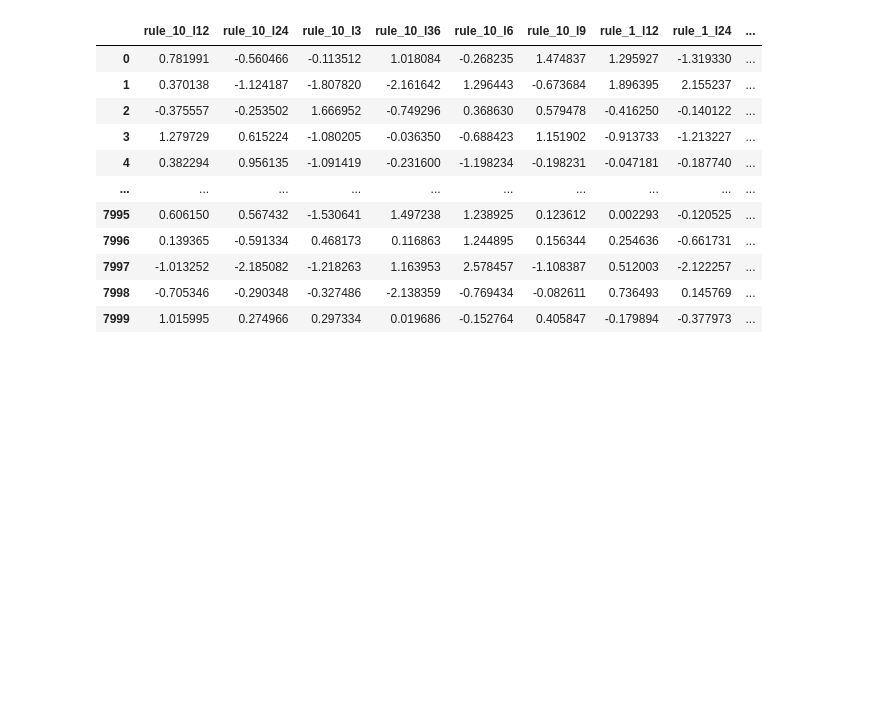
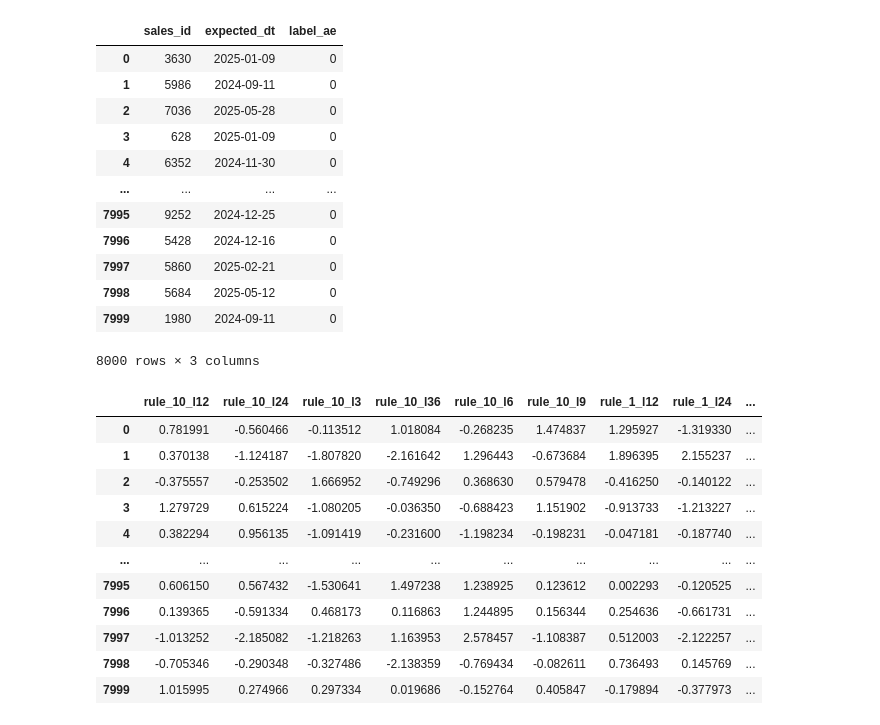
Before and after one commit to lidv94/anomaly-detection, a Jupyter notebook: surrogate_model.ipynb, the cells around one changed output. Saved outputs shown, nothing was run; the diff lists cells and outputs as text; code cells hidden in the pictures; blank space fills up the shorter version.

```diff
--- a/surrogate_model.ipynb
+++ b/surrogate_model.ipynb
@@ -22,6 +26,23 @@ pred_result
 | 9998 | 8684 | 2024-12-05 | 0 |
 | 9999 | 3563 | 2024-11-12 | 0 |
 10000 rows × 3 columns
+# %%
+train_pred_result = pd.read_csv('data/result_label_train_df.csv')
+train_pred_result
+# %% [output]
+|  | sales_id | expected_dt | label_ae |
+| 0 | 3630 | 2025-01-09 | 0 |
+| 1 | 5986 | 2024-09-11 | 0 |
+| 2 | 7036 | 2025-05-28 | 0 |
+| 3 | 628 | 2025-01-09 | 0 |
+| 4 | 6352 | 2024-11-30 | 0 |
+| ... | ... | ... | ... |
+| 7995 | 9252 | 2024-12-25 | 0 |
+| 7996 | 5428 | 2024-12-16 | 0 |
+| 7997 | 5860 | 2025-02-21 | 0 |
+| 7998 | 5684 | 2025-05-12 | 0 |
+| 7999 | 1980 | 2024-09-11 | 0 |
+8000 rows × 3 columns
 # %%
 X_scaled_train_all = pd.read_csv('data/X_scaled_train_all.csv')
 X_scaled_train_all
```
Also changed, not shown: parts of 18 cells of this notebook, 13 other files.
